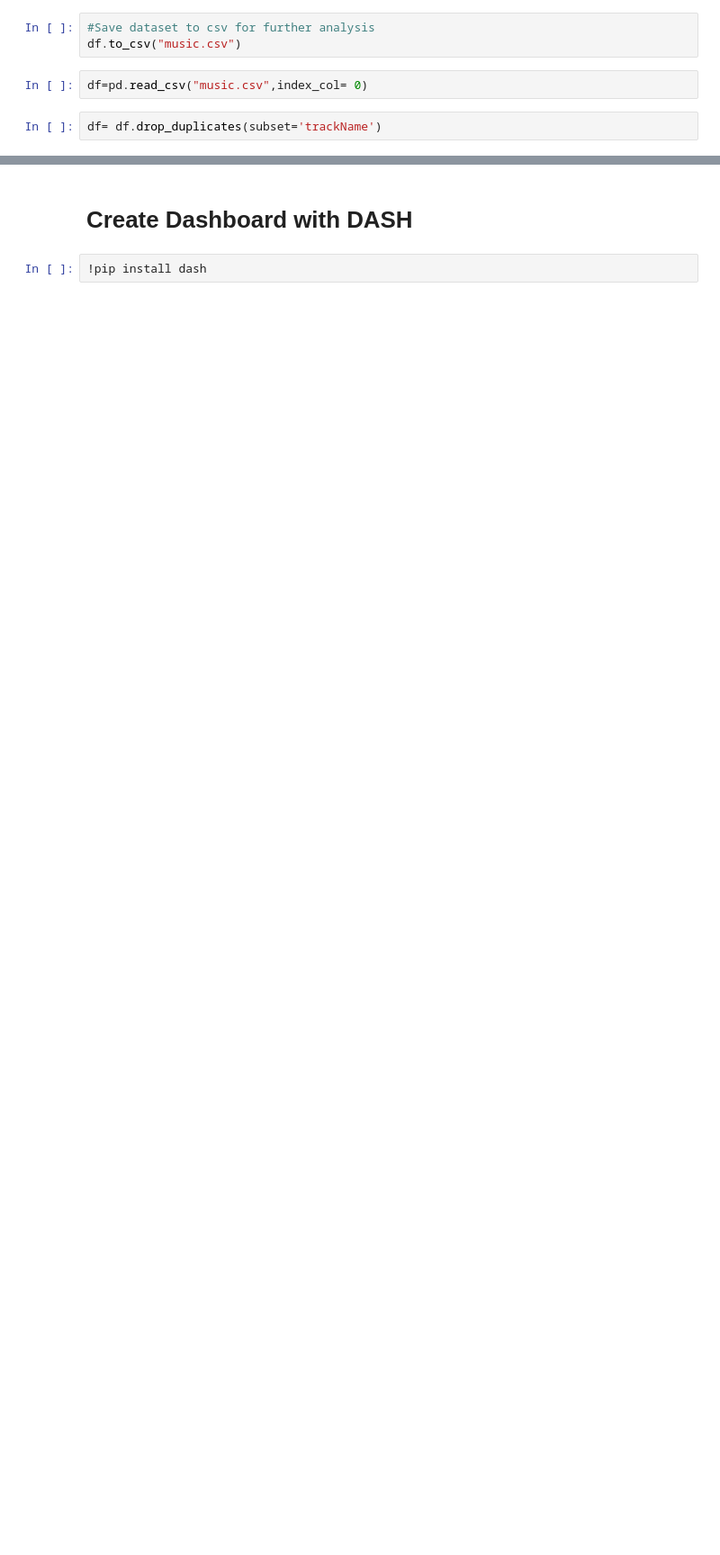
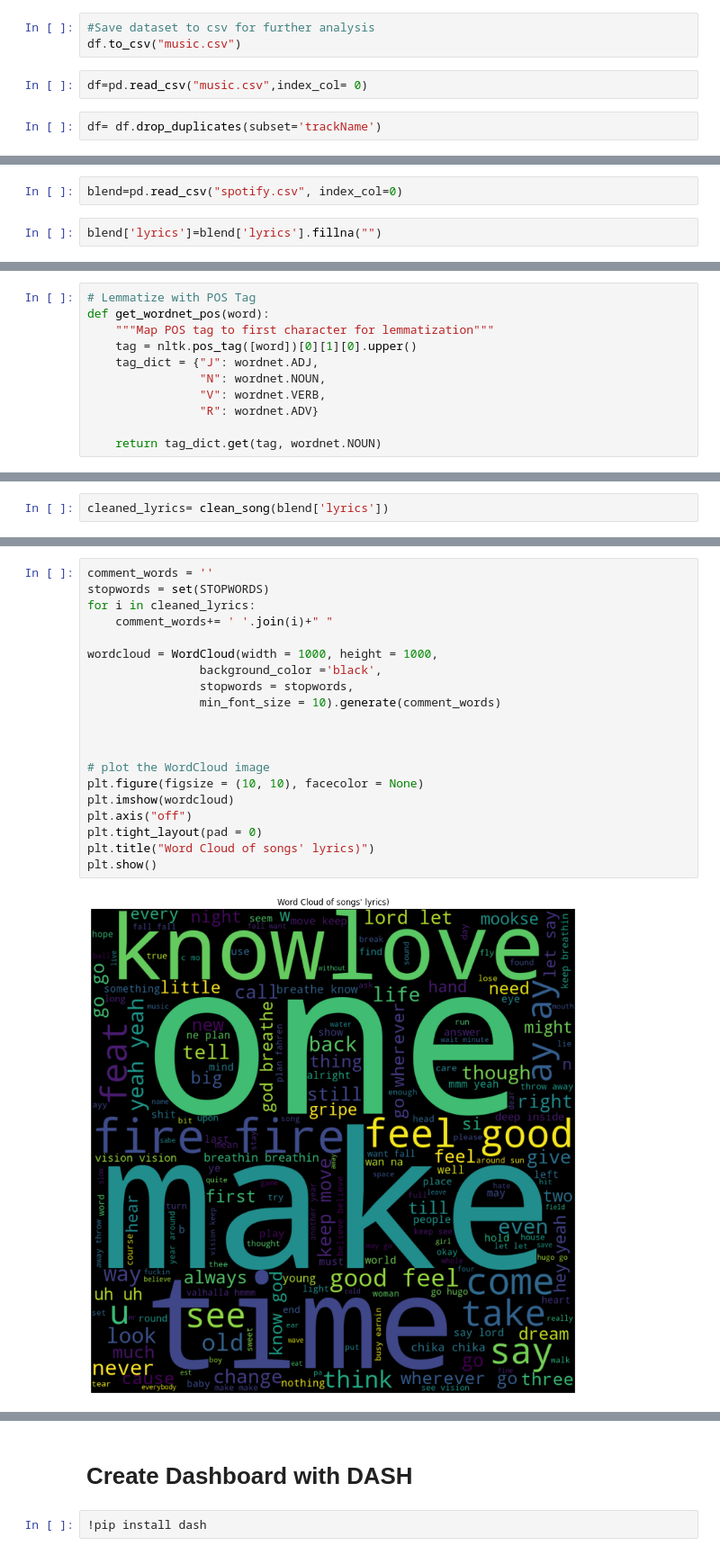
Before and after one commit to danbm94/spotifyEDA, a Jupyter notebook: spotify.ipynb, the cells around one changed output, grey strips where cells are left out. Shown: that part at 90% size. Cells and saved outputs as stored; diff of their text form; blank space fills up the shorter version.

```diff
--- a/spotify.ipynb
+++ b/spotify.ipynb
@@ -327,0 +462,4 @@ df[df['artistName']=="Oasis"]
+# %%
+blend=pd.read_csv("spotify.csv", index_col=0)
+# %%
+blend['lyrics']=blend['lyrics'].fillna("")
@@ -327,0 +486,11 @@ df[df['artistName']=="Oasis"]
+# %%
+# Lemmatize with POS Tag
+def get_wordnet_pos(word):
+    """Map POS tag to first character for lemmatization"""
+    tag = nltk.pos_tag([word])[0][1][0].upper()
+    tag_dict = {"J": wordnet.ADJ,
+                "N": wordnet.NOUN,
+                "V": wordnet.VERB,
+                "R": wordnet.ADV}
+
+    return tag_dict.get(tag, wordnet.NOUN)
@@ -327,0 +541,2 @@ df[df['artistName']=="Oasis"]
+# %%
+cleaned_lyrics= clean_song(blend['lyrics'])
@@ -327,0 +552,22 @@ df[df['artistName']=="Oasis"]
+# %%
+comment_words = ''
+stopwords = set(STOPWORDS)
+for i in cleaned_lyrics:
+    comment_words+= ' '.join(i)+" "
+
+wordcloud = WordCloud(width = 1000, height = 1000,
+                background_color ='black',
+                stopwords = stopwords,
+                min_font_size = 10).generate(comment_words)
+
+
+
+# plot the WordCloud image
+plt.figure(figsize = (10, 10), facecolor = None)
+plt.imshow(wordcloud)
+plt.axis("off")
+plt.tight_layout(pad = 0)
+plt.title("Word Cloud of songs' lyrics)")
+plt.show()
+# %% [output]
+[figure, added]
```
Also changed, not shown: parts of 48 cells of this notebook, 5 other files.
